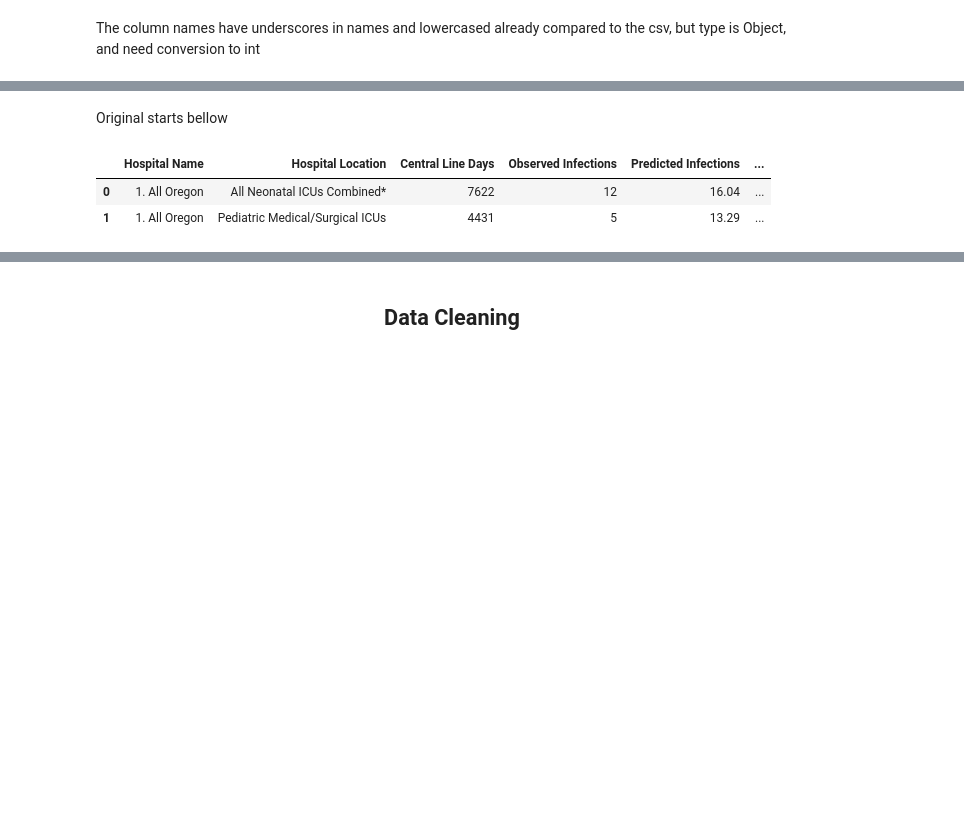
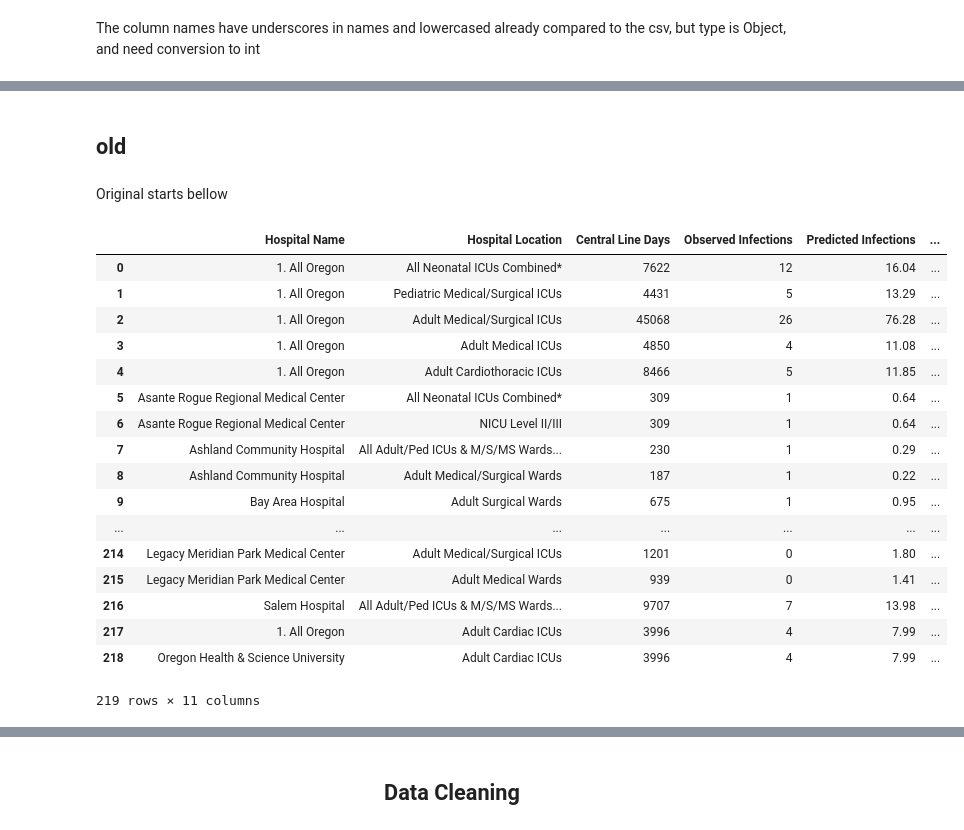
Before and after one commit to borodark/wsu, a Jupyter notebook: platforms/AliMilhem.ipynb, the cells around one changed output, grey strips where cells are left out. Drawn from its saved outputs; the diff is of its cells as text; code cells hidden in the pictures; blank space fills up the shorter version.

```diff
--- a/platforms/AliMilhem.ipynb
+++ b/platforms/AliMilhem.ipynb
@@ -75,13 +124,31 @@ clabsi.drop(["County", "sir_icon", "Benchmark Icon"], axis=1, inplace=True)
+# %% [markdown]
+## old
 # %% [markdown]
 Original starts bellow
 # %%
 import pandas as pd
 
 
 clabsi = pd.read_csv("Datasets/2015_Central_Line-Associated_Bloodstream_Infections__CLABSI__Table.csv")
 
-clabsi.head(2)
+clabsi.drop(["County", "SIR Icon", "Benchmark Icon", "Location 1"], axis=1, inplace=True)
+clabsi
 # %% [output]
 |  | Hospital Name | Hospital Location | Central Line Days | Observed Infections | Predicted Infections | ... |
 | 0 | 1. All Oregon | All Neonatal ICUs Combined* | 7622 | 12 | 16.04 | ... |
 | 1 | 1. All Oregon | Pediatric Medical/Surgical ICUs | 4431 | 5 | 13.29 | ... |
+| 2 | 1. All Oregon | Adult Medical/Surgical ICUs | 45068 | 26 | 76.28 | ... |
+| 3 | 1. All Oregon | Adult Medical ICUs | 4850 | 4 | 11.08 | ... |
+| 4 | 1. All Oregon | Adult Cardiothoracic ICUs | 8466 | 5 | 11.85 | ... |
+| 5 | Asante Rogue Regional Medical Center | All Neonatal ICUs Combined* | 309 | 1 | 0.64 | ... |
+| 6 | Asante Rogue Regional Medical Center | NICU Level II/III | 309 | 1 | 0.64 | ... |
+| 7 | Ashland Community Hospital | All Adult/Ped ICUs & M/S/MS Wards... | 230 | 1 | 0.29 | ... |
+| 8 | Ashland Community Hospital | Adult Medical/Surgical Wards | 187 | 1 | 0.22 | ... |
+| 9 | Bay Area Hospital | Adult Surgical Wards | 675 | 1 | 0.95 | ... |
+| ... | ... | ... | ... | ... | ... | ... |
+| 214 | Legacy Meridian Park Medical Center | Adult Medical/Surgical ICUs | 1201 | 0 | 1.80 | ... |
+| 215 | Legacy Meridian Park Medical Center | Adult Medical Wards | 939 | 0 | 1.41 | ... |
+| 216 | Salem Hospital | All Adult/Ped ICUs & M/S/MS Wards... | 9707 | 7 | 13.98 | ... |
+| 217 | 1. All Oregon | Adult Cardiac ICUs | 3996 | 4 | 7.99 | ... |
+| 218 | Oregon Health & Science University | Adult Cardiac ICUs | 3996 | 4 | 7.99 | ... |
+219 rows × 11 columns
```
Also changed, not shown: parts of 10 cells of this notebook.
